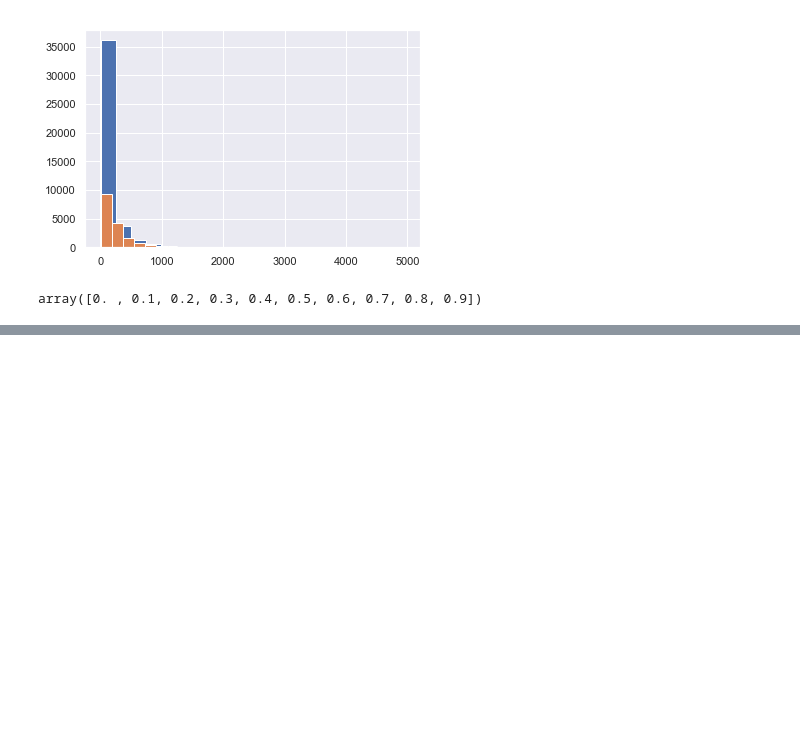
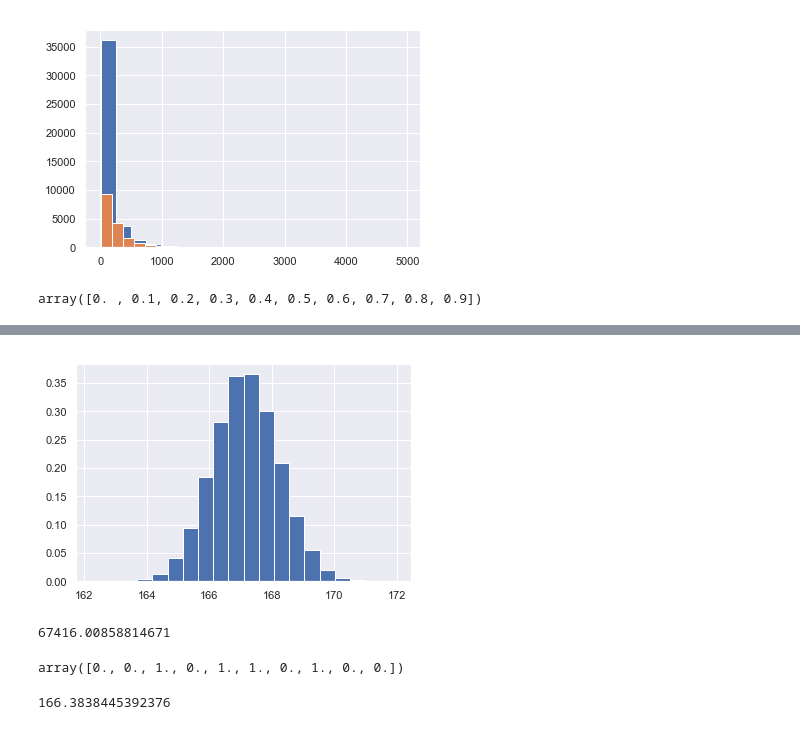
Before and after one commit to anoushavan/Capstone_1, a Jupyter notebook: code/data_story_test.ipynb, the cells around one changed output, grey strips where cells are left out. Saved outputs shown, nothing was run; the diff lists cells and outputs as text; code cells hidden in the pictures; blank space fills up the shorter version.

```diff
--- a/code/data_story_test.ipynb
+++ b/code/data_story_test.ipynb
@@ -342,0 +391,12 @@ plt.plot(x,y, marker='.', linestyle='None')
+# %%
+plt.hist(medians,bins=20,normed=True);
+# %% [output]
+[figure, added]
+# %%
+np.var(data['Duration'])
+# %% [output]
+67416.00858814671
+# %%
+emp
+# %% [output]
+array([0., 0., 1., 0., 1., 1., 0., 1., 0., 0.])
@@ -342,0 +410,4 @@ plt.plot(x,y, marker='.', linestyle='None')
+# %%
+bootsrap(data['Duration'], np.mean)
+# %% [output]
+166.3838445392376
```
Also changed, not shown: parts of 15 cells of this notebook, 7 other files.
